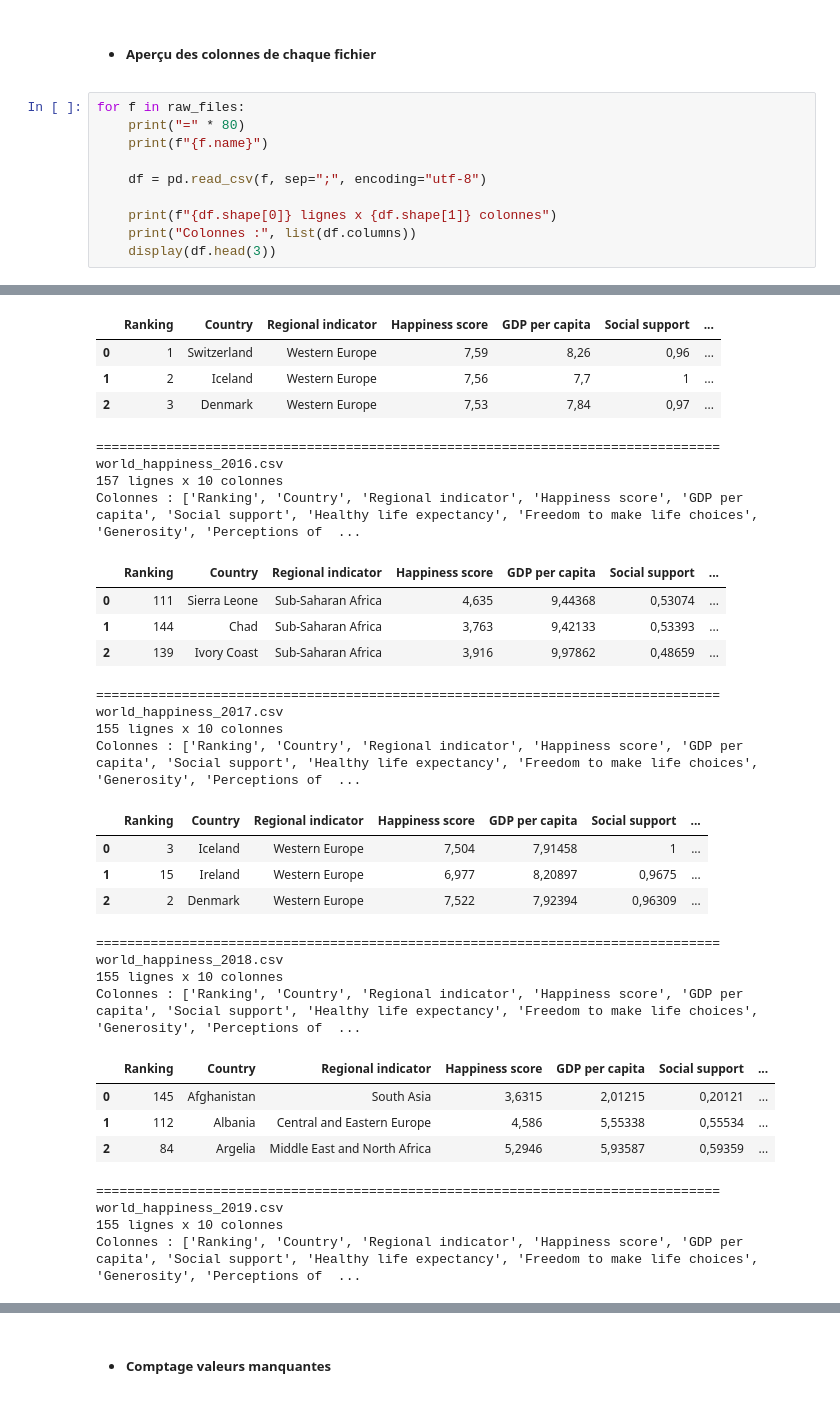
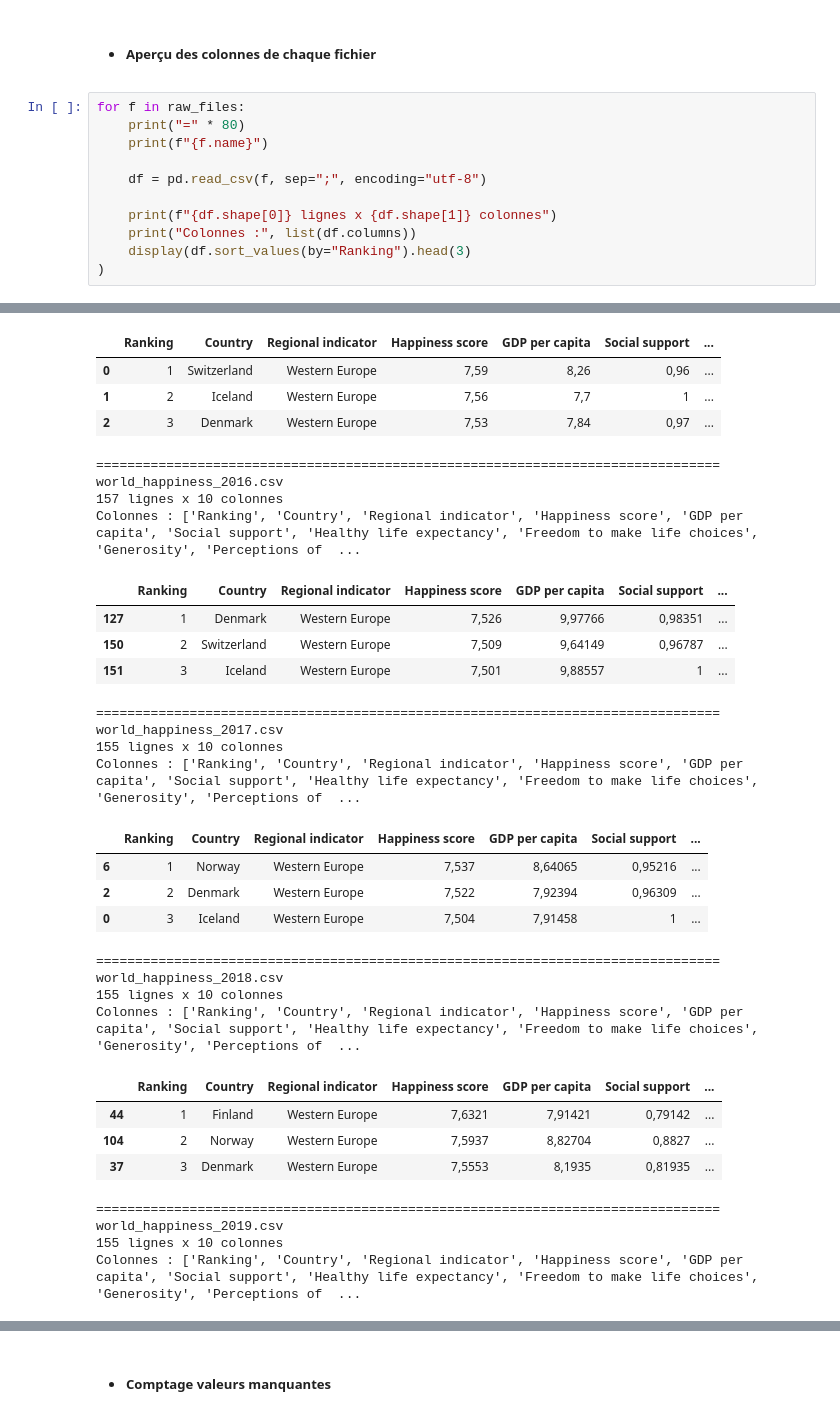
Before and after one commit to Anthony2210/world-happiness, a Jupyter notebook: code/nettoyage_des_données.ipynb, the cells around one changed output, grey strips where cells are left out. Saved outputs shown, nothing was run; the diff lists cells and outputs as text.

```diff
--- a/code/nettoyage_des_données.ipynb
+++ b/code/nettoyage_des_données.ipynb
@@ -37,46 +41,47 @@ Fichiers trouvés :
 # %%
 for f in raw_files:
     print("=" * 80)
     print(f"{f.name}")
 
     df = pd.read_csv(f, sep=";", encoding="utf-8")
 
     print(f"{df.shape[0]} lignes x {df.shape[1]} colonnes")
     print("Colonnes :", list(df.columns))
-    display(df.head(3))
+    display(df.sort_values(by="Ranking").head(3)
+)
 # %% [output]
 ================================================================================
 world_happiness_2015.csv
 158 lignes x 10 colonnes
 Colonnes : ['Ranking', 'Country', 'Regional indicator', 'Happiness score', 'GDP per capita', 'Social support', 'Healthy life expectancy', 'Freedom to make life choices', 'Generosity', 'Perceptions of  ...
 |  | Ranking | Country | Regional indicator | Happiness score | GDP per capita | Social support | ... |
 | 0 | 1 | Switzerland | Western Europe | 7,59 | 8,26 | 0,96 | ... |
 | 1 | 2 | Iceland | Western Europe | 7,56 | 7,7 | 1 | ... |
 | 2 | 3 | Denmark | Western Europe | 7,53 | 7,84 | 0,97 | ... |
 ================================================================================
 world_happiness_2016.csv
 157 lignes x 10 colonnes
 Colonnes : ['Ranking', 'Country', 'Regional indicator', 'Happiness score', 'GDP per capita', 'Social support', 'Healthy life expectancy', 'Freedom to make life choices', 'Generosity', 'Perceptions of  ...
 |  | Ranking | Country | Regional indicator | Happiness score | GDP per capita | Social support | ... |
-| 0 | 111 | Sierra Leone | Sub-Saharan Africa | 4,635 | 9,44368 | 0,53074 | ... |
-| 1 | 144 | Chad | Sub-Saharan Africa | 3,763 | 9,42133 | 0,53393 | ... |
-| 2 | 139 | Ivory Coast | Sub-Saharan Africa | 3,916 | 9,97862 | 0,48659 | ... |
+| 127 | 1 | Denmark | Western Europe | 7,526 | 9,97766 | 0,98351 | ... |
+| 150 | 2 | Switzerland | Western Europe | 7,509 | 9,64149 | 0,96787 | ... |
+| 151 | 3 | Iceland | Western Europe | 7,501 | 9,88557 | 1 | ... |
 ================================================================================
 world_happiness_2017.csv
 155 lignes x 10 colonnes
 Colonnes : ['Ranking', 'Country', 'Regional indicator', 'Happiness score', 'GDP per capita', 'Social support', 'Healthy life expectancy', 'Freedom to make life choices', 'Generosity', 'Perceptions of  ...
 |  | Ranking | Country | Regional indicator | Happiness score | GDP per capita | Social support | ... |
+| 6 | 1 | Norway | Western Europe | 7,537 | 8,64065 | 0,95216 | ... |
+| 2 | 2 | Denmark | Western Europe | 7,522 | 7,92394 | 0,96309 | ... |
 | 0 | 3 | Iceland | Western Europe | 7,504 | 7,91458 | 1 | ... |
-| 1 | 15 | Ireland | Western Europe | 6,977 | 8,20897 | 0,9675 | ... |
-| 2 | 2 | Denmark | Western Europe | 7,522 | 7,92394 | 0,96309 | ... |
 ================================================================================
 world_happiness_2018.csv
 155 lignes x 10 colonnes
 Colonnes : ['Ranking', 'Country', 'Regional indicator', 'Happiness score', 'GDP per capita', 'Social support', 'Healthy life expectancy', 'Freedom to make life choices', 'Generosity', 'Perceptions of  ...
 |  | Ranking | Country | Regional indicator | Happiness score | GDP per capita | Social support | ... |
-| 0 | 145 | Afghanistan | South Asia | 3,6315 | 2,01215 | 0,20121 | ... |
-| 1 | 112 | Albania | Central and Eastern Europe | 4,586 | 5,55338 | 0,55534 | ... |
-| 2 | 84 | Argelia | Middle East and North Africa | 5,2946 | 5,93587 | 0,59359 | ... |
+| 44 | 1 | Finland | Western Europe | 7,6321 | 7,91421 | 0,79142 | ... |
+| 104 | 2 | Norway | Western Europe | 7,5937 | 8,82704 | 0,8827 | ... |
+| 37 | 3 | Denmark | Western Europe | 7,5553 | 8,1935 | 0,81935 | ... |
 ================================================================================
 world_happiness_2019.csv
 155 lignes x 10 colonnes
```
Also changed, not shown: parts of 30 cells of this notebook, 1 other file.
